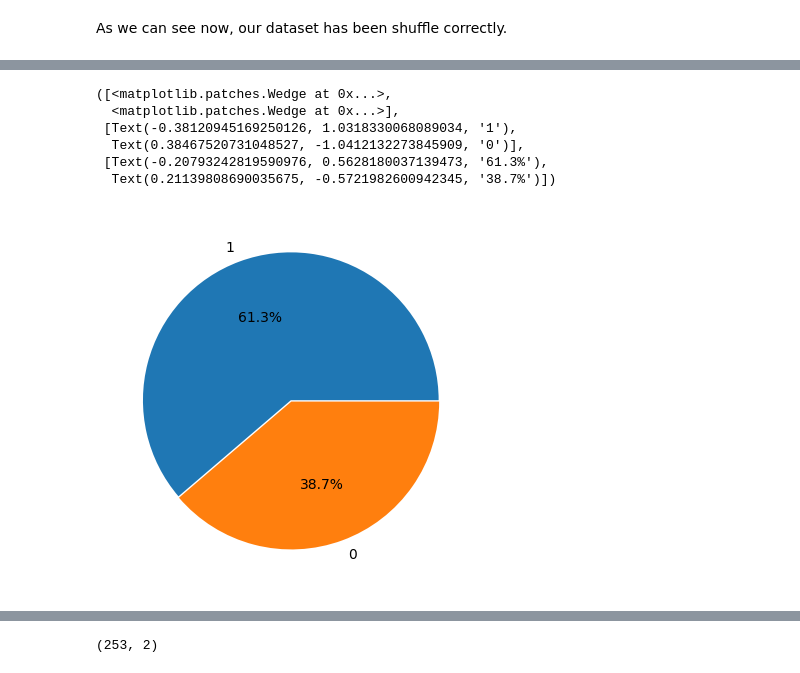
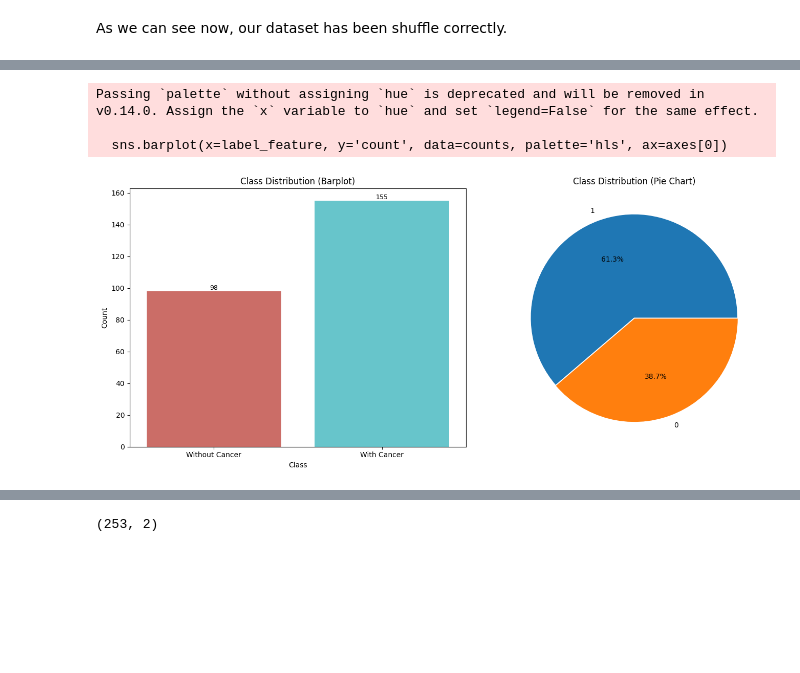
Before and after one commit to LCDA-UCP/dl_with_pytorch, a Jupyter notebook: Brain Tumor Detection/Brain_Tumor_Detection_code/brainTumorDetection.ipynb, the cells around one changed output, grey strips where cells are left out. Cells and saved outputs as stored; diff of their text form; code cells hidden in the pictures; blank space fills up the shorter version.

```diff
--- a/Brain Tumor Detection/Brain_Tumor_Detection_code/brainTumorDetection.ipynb
+++ b/Brain Tumor Detection/Brain_Tumor_Detection_code/brainTumorDetection.ipynb
@@ -115,12 +115,0 @@ For start, we will use bar chart to see if our data is balancing.
-# %%
-counts = df['label'].value_counts().reset_index()
-
-ax = sns.barplot(x='label', y='count', data=counts, palette="hls")
-
-ax.bar_label(ax.containers[0], fontsize=9)
-ax.bar_label(ax.containers[1], fontsize=9)
-plt.title("Class Distribution")
-plt.xlabel("Class")
-plt.ylabel("Count")
-plt.xticks([1, 0], ['With Cancer', 'Without Cancer'])
-plt.show()
@@ -132,14 +116,41 @@ Passing `palette` without assigning `hue` is deprecated and will be removed in v
-# %%
-labels = df['label'].unique()
-
-fig, ax = plt.subplots()
-ax.pie(counts['count'], explode=(0.0, 0.01), labels=labels, autopct='%1.1f%%')
-# %% [output]
-([<matplotlib.patches.Wedge at 0x...>,
-  <matplotlib.patches.Wedge at 0x...>],
- [Text(-0.38120945169250126, 1.0318330068089034, '1'),
-  Text(0.38467520731048527, -1.0412132273845909, '0')],
- [Text(-0.20793242819590976, 0.5628180037139473, '61.3%'),
-  Text(0.21139808690035675, -0.5721982600942345, '38.7%')])
-[figure, removed]
+# %%
+def class_distribution_visualization(df: pd.DataFrame, label_feature: str):
+    """
+    Plots the distribution of classes in a dataset using a barplot and a pie chart.
+
+    Args:
+        df (pd.DatFrame): The dataset containing the labels.
+        label_feature (str): The column name in the dataset that contains the class labels.
+
+    Returns:
+        None: Displays 2 graphs showing the distribution of classes.
+    """
+    counts = df[label_feature].value_counts().reset_index()
+    counts.columns = [label_feature, 'count']
+
+    fig, axes = plt.subplots(1, 2, figsize=(14, 6))
+
+    sns.barplot(x=label_feature, y='count', data=counts, palette='hls', ax=axes[0])
+    axes[0].bar_label(axes[0].containers[0], fontsize=9)
+    axes[0].bar_label(axes[0].containers[1], fontsize=9)
+    axes[0].set_title("Class Distribution (Barplot)")
+    axes[0].set_xlabel("Class")
+    axes[0].set_ylabel("Count")
+    axes[0].set_xticks([0, 1])
+    axes[0].set_xticklabels(["Without Cancer", "With Cancer"])
+
+    labels = counts[label_feature].to_list()
+    axes[1].pie(counts['count'], explode=(0.0, 0.01), labels=labels, autopct='%1.1f%%')
+    axes[1].set_title("Class Distribution (Pie Chart)")
+
+    plt.tight_layout()
+    plt.show()
+
+
+class_distribution_visualization(data, 'label')
+# %% [output]
+Passing `palette` without assigning `hue` is deprecated and will be removed in v0.14.0. Assign the `x` variable to `hue` and set `legend=False` for the same effect.
+
+  sns.barplot(x=label_feature, y='count', data=counts, palette='hls', ax=axes[0])
+[figure, added]
 # %% [markdown]
```
Also changed, not shown: parts of 24 cells of this notebook.
